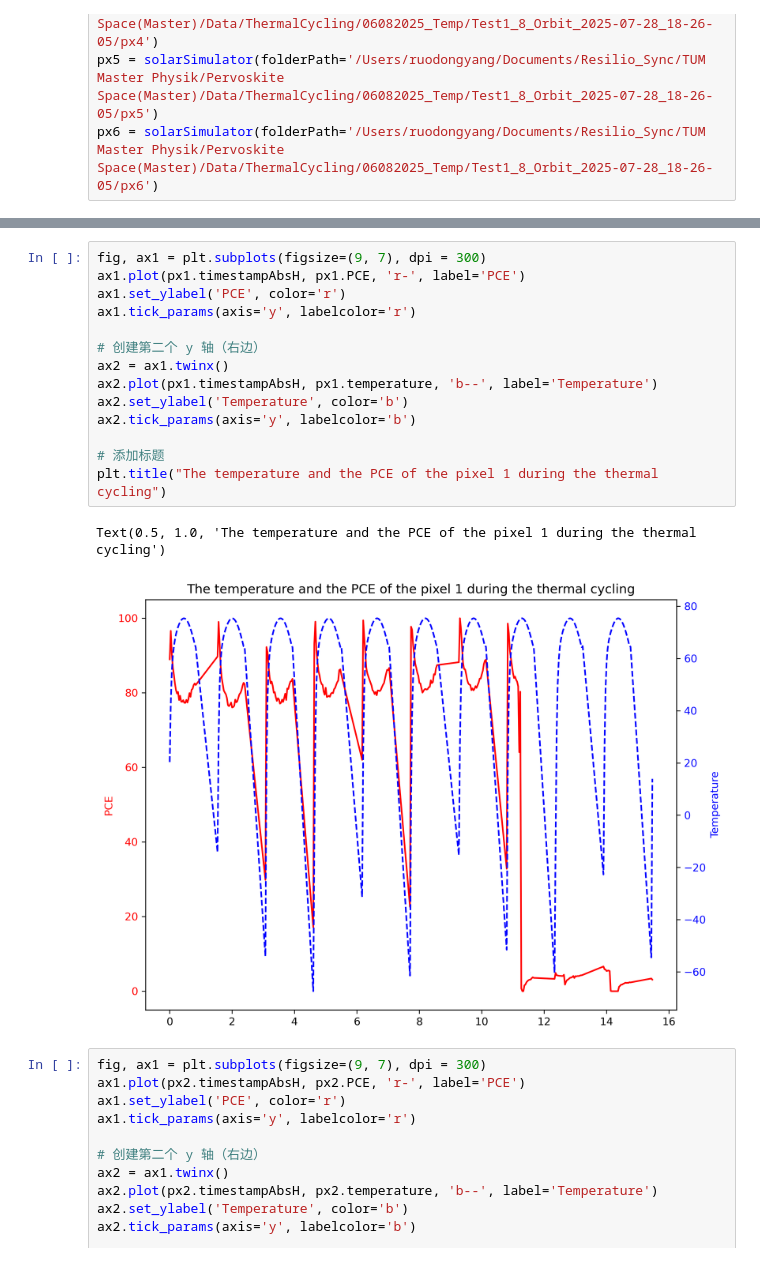
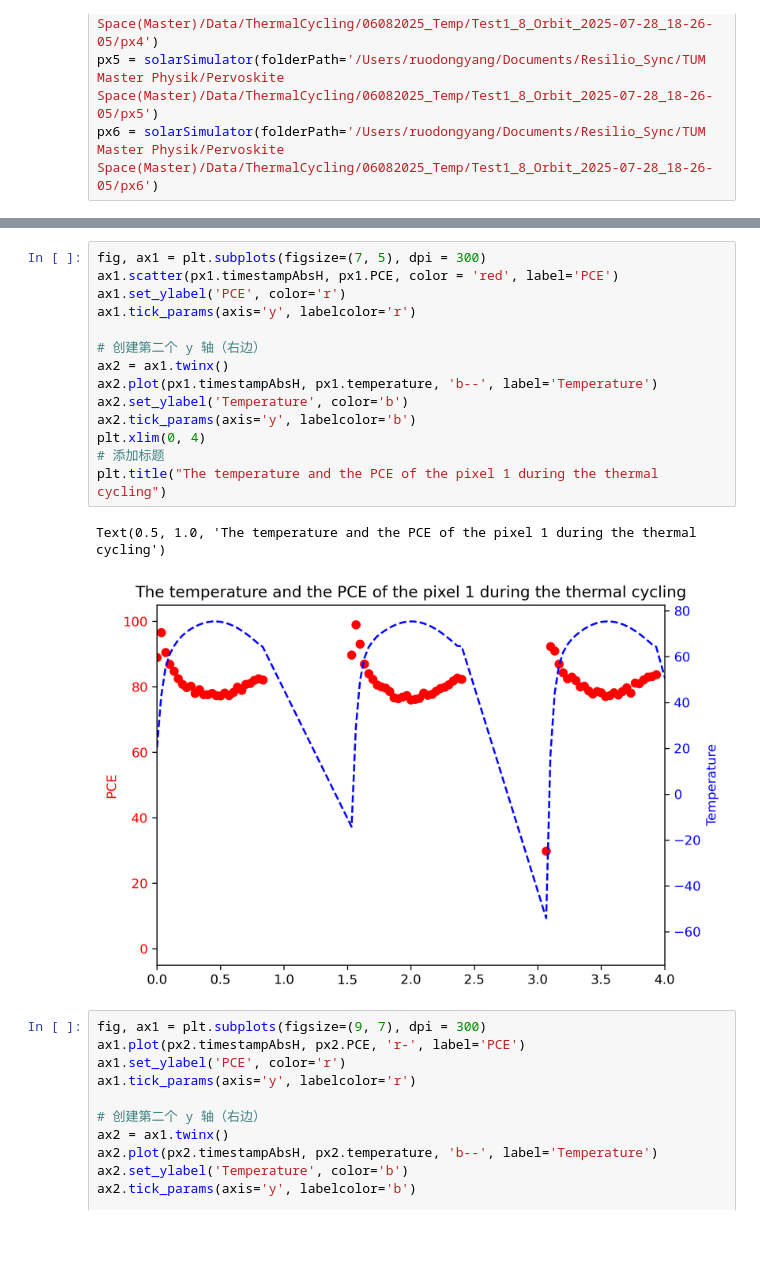
Before and after one commit to wasserer/Physics_Master_Code, a Jupyter notebook: BadTemperature_08_06_TC_IV.ipynb, the cells around one changed output, grey strips where cells are left out. Saved outputs shown, nothing was run; the diff lists cells and outputs as text; blank space fills up the shorter version.

Commit message:
Add new analysis notebooks and update plotting tools

```diff
--- a/08_06_TC_IV.ipynb
+++ b/BadTemperature_08_06_TC_IV.ipynb
@@ -48,22 +48,22 @@ Line 6: # Measured Temperature: 68.69 C
  -1.67437596 -1.62027943 -1.54703216 -1.46843722 -1.40255891 -1.34958718
  -1.2713
 # %%
-fig, ax1 = plt.subplots(figsize=(9, 7), dpi = 300)
-ax1.plot(px1.timestampAbsH, px1.PCE, 'r-', label='PCE')
+fig, ax1 = plt.subplots(figsize=(7, 5), dpi = 300)
+ax1.scatter(px1.timestampAbsH, px1.PCE, color = 'red', label='PCE')
 ax1.set_ylabel('PCE', color='r')
 ax1.tick_params(axis='y', labelcolor='r')
 
 # 创建第二个 y 轴（右边）
 ax2 = ax1.twinx()
 ax2.plot(px1.timestampAbsH, px1.temperature, 'b--', label='Temperature')
 ax2.set_ylabel('Temperature', color='b')
 ax2.tick_params(axis='y', labelcolor='b')
-
+plt.xlim(0, 4)
 # 添加标题
 plt.title("The temperature and the PCE of the pixel 1 during the thermal cycling")
 # %% [output]
 Text(0.5, 1.0, 'The temperature and the PCE of the pixel 1 during the thermal cycling')
-[figure, old version]
+[figure, new version]
 # %%
 fig, ax1 = plt.subplots(figsize=(9, 7), dpi = 300)
 ax1.plot(px2.timestampAbsH, px2.PCE, 'r-', label='PCE')
```
Also changed, not shown: parts of 1 cell of this notebook, 23 other files.
